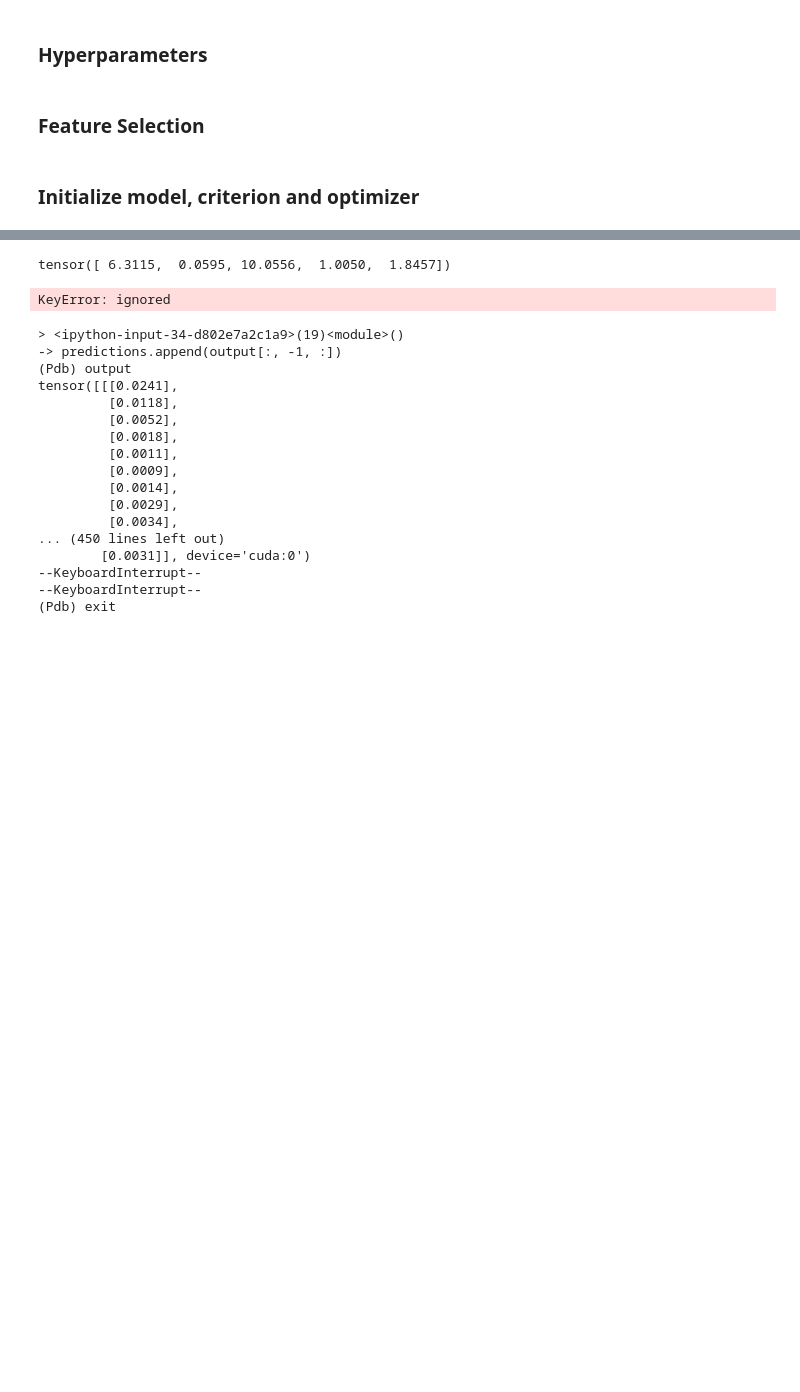
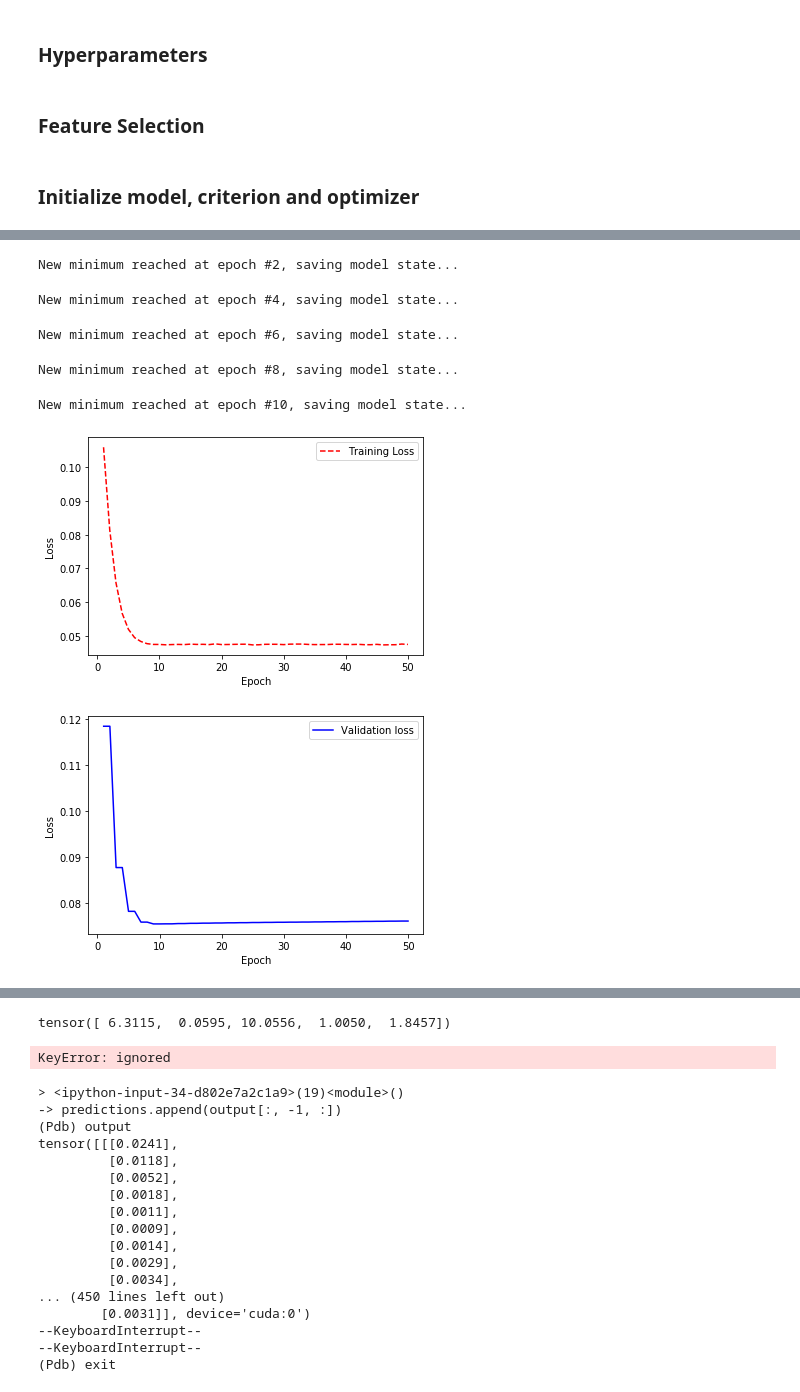
Before and after one commit to jadechip/on-chain-analytics-lstm, a Jupyter notebook: metrics.ipynb, the cells around one changed output, grey strips where cells are left out. Saved outputs shown, nothing was run; the diff lists cells and outputs as text; code cells hidden in the pictures; blank space fills up the shorter version.

```diff
--- a/metrics.ipynb
+++ b/metrics.ipynb
@@ -189,13 +211,13 @@ params = {'batch_size': BATCH_SIZE,
           'drop_last': True, # Disregard last incomplete batch
           'num_workers': 4}
 
-training_ds = MetricsDataset(data["training"], SEQ_LENGTH)
+training_ds = MetricsDataset(training_data, SEQ_LENGTH)
 training_dl = DataLoader(training_ds, **params)
 
-validation_ds = MetricsDataset(data["validation"], SEQ_LENGTH)
+validation_ds = MetricsDataset(validation_data, SEQ_LENGTH)
 validation_dl = DataLoader(validation_ds, **params)
 
-testing_ds = MetricsDataset(data["testing"], SEQ_LENGTH)
+testing_ds = MetricsDataset(testing_data, SEQ_LENGTH)
 testing_dl = DataLoader(testing_ds, **params)
 # %% [markdown]
 ### Initialize model, criterion and optimizer
@@ -210,10 +232,16 @@ from torchvision import datasets, models, transforms
 # %%
 class LSTM(nn.Module):
-  def __init__(self, input_size, hidden_size, num_layers, output_size, dropout_prob):
+  def __init__(self, input_size, hidden_size, num_layers, state_dim, output_size, dropout_prob):
     super(LSTM, self).__init__()
+
+    self.state_dim = state_dim
+
     self.lstm = nn.LSTM(input_size, hidden_size, num_layers, batch_first=True, dropout=dropout_prob)
     self.dropout = nn.Dropout(dropout_prob)
     self.linear = nn.Linear(hidden_size, output_size)
+
+  def init_hidden_states(self):
+    return (torch.zeros(self.state_dim).to(device), torch.zeros(self.state_dim).to(device))
 
   def forward(self, x, states):
     x, (h, c) = self.lstm(x, states)
@@ -228,6 +252,7 @@ model = LSTM(
     NUM_FEATURES,
     HIDDEN_SIZE,
     NUM_LAYERS,
+    (NUM_LAYERS * DIRECTIONS, BATCH_SIZE, HIDDEN_SIZE),
     OUTPUT_SIZE,
     DROPOUT
 ).to(device)
@@ -323,2 +379,0 @@ def training(model, epochs, state_dim, validate_every=4):
-# %%
-training(model, 20, state_dim=(NUM_LAYERS * DIRECTIONS, BATCH_SIZE, HIDDEN_SIZE))
@@ -344,0 +380,10 @@ Epoch 19/20 Index: 156 L
+# %%
+training(model, 50)
+# %% [output]
+New minimum reached at epoch #2, saving model state...
+New minimum reached at epoch #4, saving model state...
+New minimum reached at epoch #6, saving model state...
+New minimum reached at epoch #8, saving model state...
+New minimum reached at epoch #10, saving model state...
+[figure, added]
+[figure, added]
```
Also changed, not shown: parts of 21 cells of this notebook.
